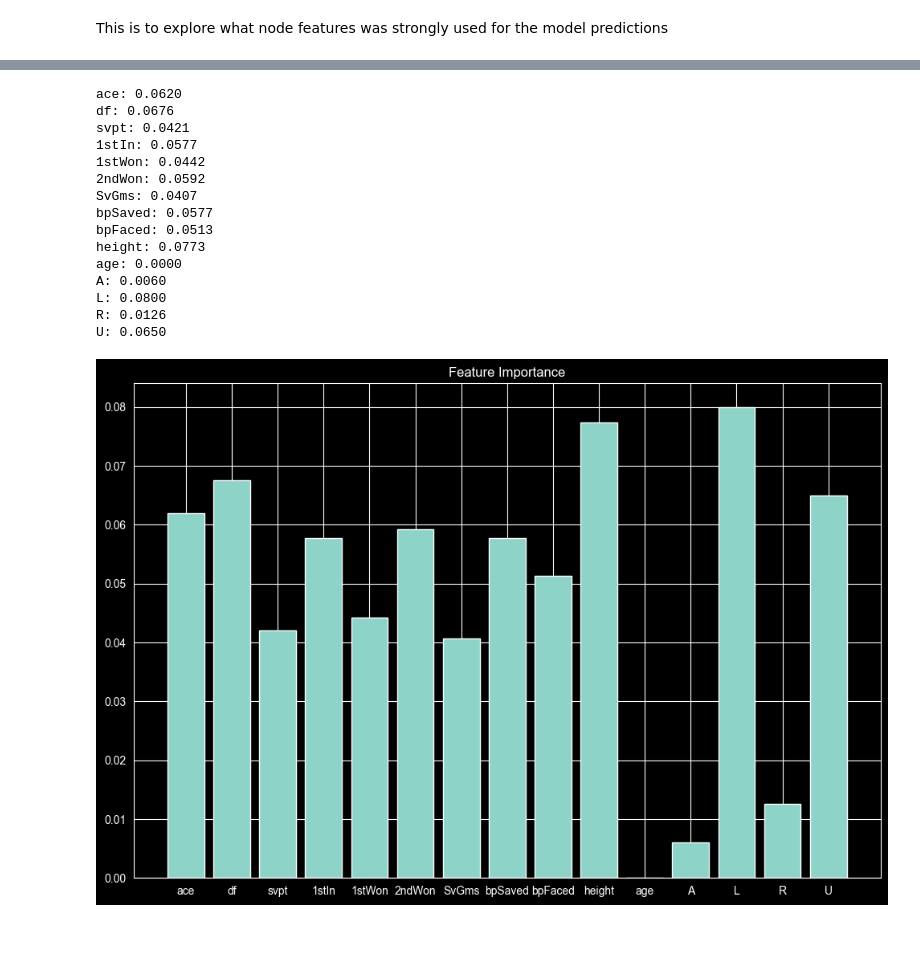
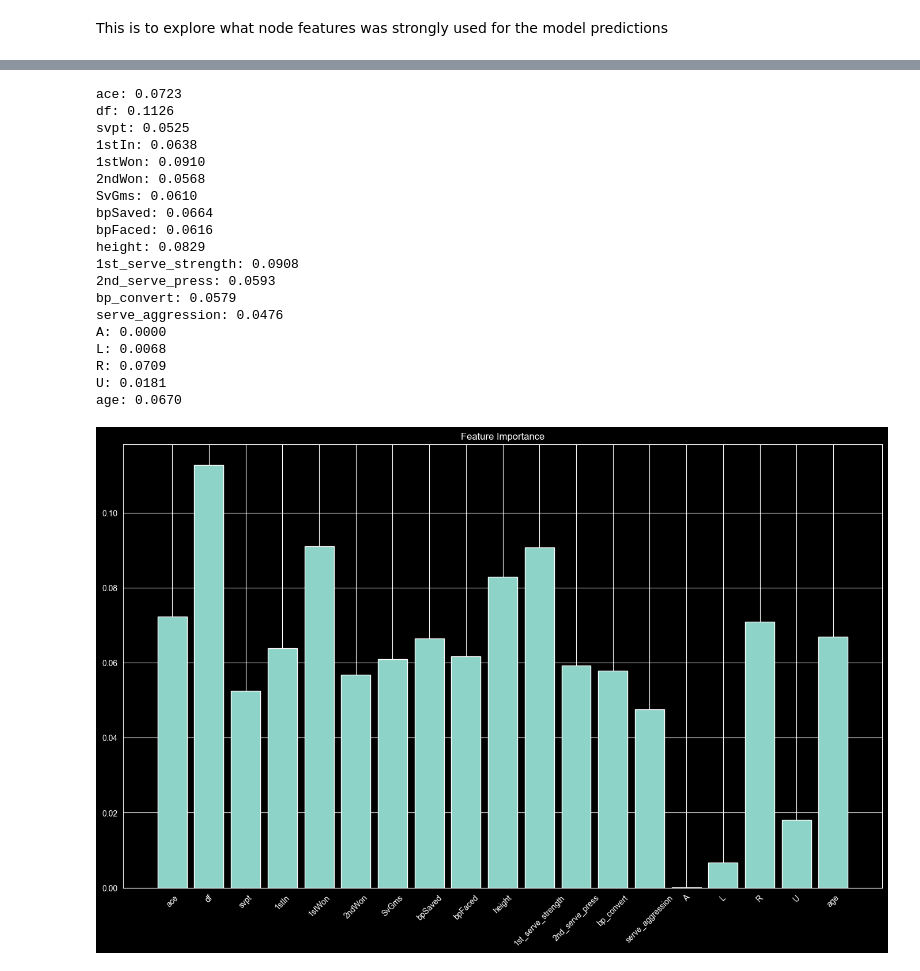
Before and after one commit to kuuma-sse/Tennis_Predictor, a Jupyter notebook: GNN Explainer.ipynb, the cells around one changed output, grey strips where cells are left out. Saved outputs shown, nothing was run; the diff lists cells and outputs as text; code cells hidden in the pictures; blank space fills up the shorter version.

```diff
--- a/GNN Explainer.ipynb
+++ b/GNN Explainer.ipynb
@@ -89,35 +89,39 @@ Epoch [111/300], Train Loss: 0.3043, Val Loss: 0.3055
         [0.0000, 0.0000, 0.0000,  ..., 0.0000, 0.0000, 0.0000],
         [0.0000, 0.0000, 0.0000,  ..., 0.0000, 0.0000, 0.0000]])
 # %%
-feature_names = ['ace','df','svpt','1stIn','1stWon','2ndWon','SvGms','bpSaved','bpFaced','height','age','A','L','R','U']
+feature_names = ['ace','df','svpt','1stIn','1stWon','2ndWon','SvGms','bpSaved','bpFaced','height','1st_serve_strength','2nd_serve_press','bp_convert','serve_aggression','A','L','R','U','age']
 
 node_feat_importance = explanation.node_mask.mean(dim=0)
 
 for name, score in zip(feature_names, node_feat_importance):
     print(f'{name}: {score:.4f}')
 # %% [output]
-ace: 0.0620
-df: 0.0676
-svpt: 0.0421
-1stIn: 0.0577
-1stWon: 0.0442
-2ndWon: 0.0592
-SvGms: 0.0407
-bpSaved: 0.0577
-bpFaced: 0.0513
-height: 0.0773
-age: 0.0000
-A: 0.0060
-L: 0.0800
-R: 0.0126
-U: 0.0650
+ace: 0.0723
+df: 0.1126
+svpt: 0.0525
+1stIn: 0.0638
+1stWon: 0.0910
+2ndWon: 0.0568
+SvGms: 0.0610
+bpSaved: 0.0664
+bpFaced: 0.0616
+height: 0.0829
+1st_serve_strength: 0.0908
+2nd_serve_press: 0.0593
+bp_convert: 0.0579
+serve_aggression: 0.0476
+A: 0.0000
+L: 0.0068
+R: 0.0709
+U: 0.0181
+age: 0.0670
 # %%
 import matplotlib.pyplot as plt
 
-plt.figure(figsize=(12,8))
+plt.figure(figsize=(17,10))
 plt.bar(feature_names, node_feat_importance.detach().numpy())
-plt.xticks()
+plt.xticks(rotation=45)
 plt.title('Feature Importance')
 plt.show()
 # %% [output]
-[figure, old version]
+[figure, new version]
```
Also changed, not shown: parts of 1 cell of this notebook, 8 other files.
